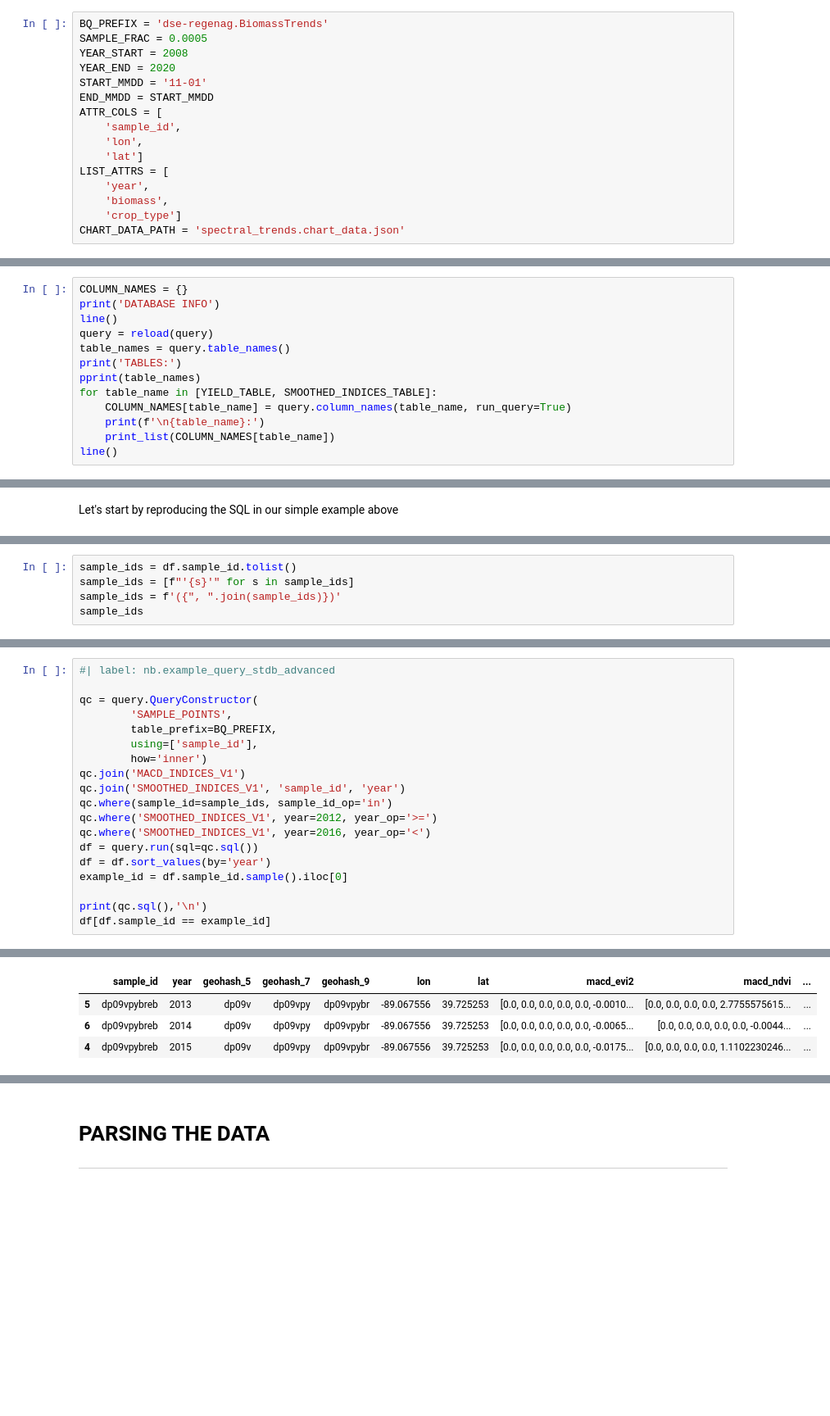
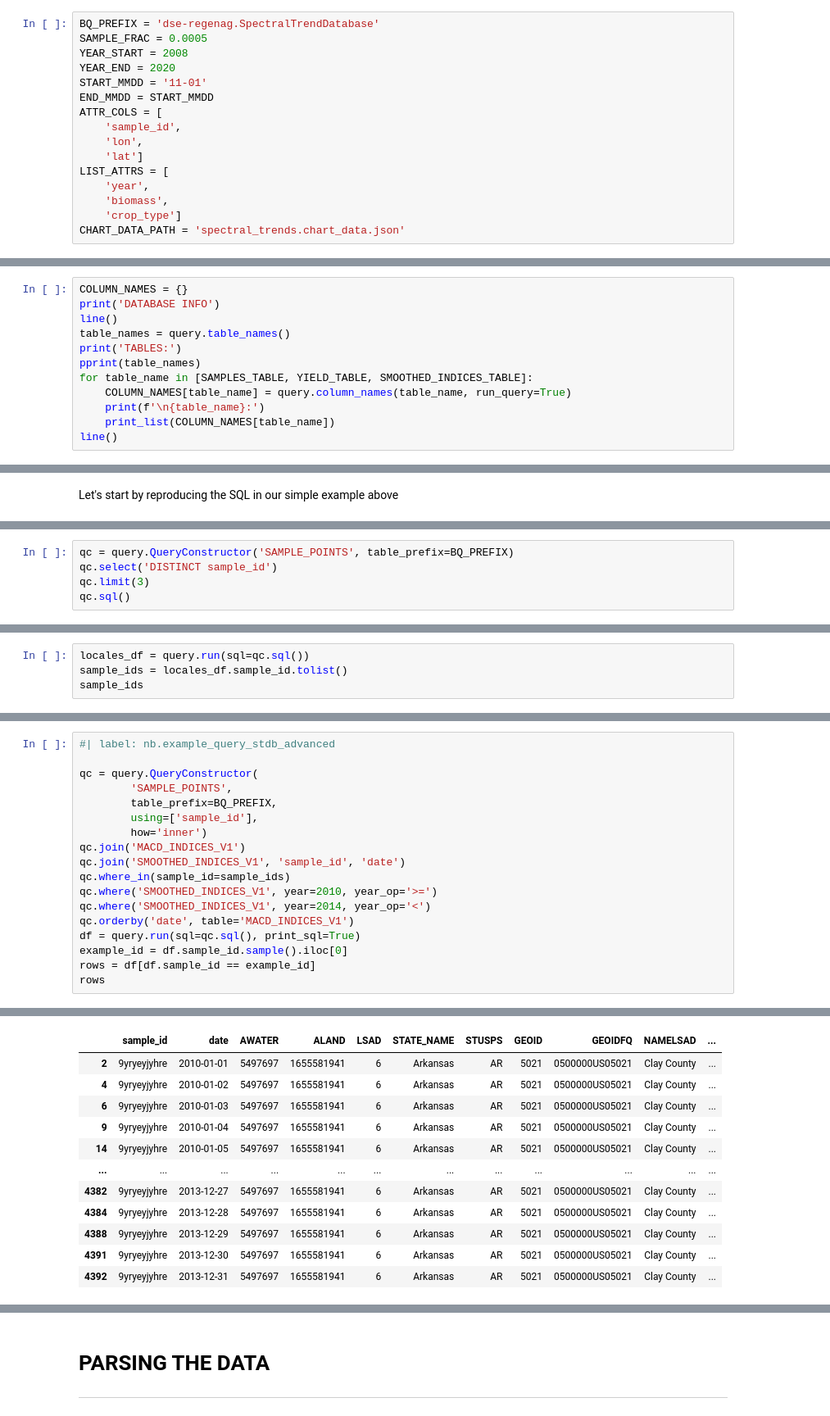
Before and after one commit to SchmidtDSE/spectral_trend_database, a Jupyter notebook: nb/public/examples.ipynb, the cells around one changed output, grey strips where cells are left out. Shown at 82% size. Saved outputs shown, nothing was run; the diff lists cells and outputs as text; blank space fills up the shorter version.

```diff
--- a/nb/public/examples.ipynb
+++ b/nb/public/examples.ipynb
@@ -34,7 +33,7 @@ from spectral_trend_database import utils
 
 ### CONFIG
 # %%
-BQ_PREFIX = 'dse-regenag.BiomassTrends'
+BQ_PREFIX = 'dse-regenag.SpectralTrendDatabase'
 SAMPLE_FRAC = 0.0005
 YEAR_START = 2008
 YEAR_END = 2020
@@ -83,11 +83,10 @@ IDENT_DATE_COLUMNS = ['sample_id', 'year', 'date']
 COLUMN_NAMES = {}
 print('DATABASE INFO')
 line()
-query = reload(query)
 table_names = query.table_names()
 print('TABLES:')
 pprint(table_names)
-for table_name in [YIELD_TABLE, SMOOTHED_INDICES_TABLE]:
+for table_name in [SAMPLES_TABLE, YIELD_TABLE, SMOOTHED_INDICES_TABLE]:
     COLUMN_NAMES[table_name] = query.column_names(table_name, run_query=True)
     print(f'\n{table_name}:')
     print_list(COLUMN_NAMES[table_name])
@@ -169,0 +169,5 @@ First I'll need to reformat the sample_ids into something I can use in a `JOIN`
+# %%
+qc = query.QueryConstructor('SAMPLE_POINTS', table_prefix=BQ_PREFIX)
+qc.select('DISTINCT sample_id')
+qc.limit(3)
+qc.sql()
@@ -170,6 +176,5 @@ First I'll need to reformat the sample_ids into something I can use in a `JOIN`
 # %%
-sample_ids = df.sample_id.tolist()
-sample_ids = [f"'{s}'" for s in sample_ids]
-sample_ids = f'({", ".join(sample_ids)})'
+locales_df = query.run(sql=qc.sql())
+sample_ids = locales_df.sample_id.tolist()
 sample_ids
 # %% [output]
@@ -183,14 +188,13 @@ qc = query.QueryConstructor(
         using=['sample_id'],
         how='inner')
 qc.join('MACD_INDICES_V1')
-qc.join('SMOOTHED_INDICES_V1', 'sample_id', 'year')
-qc.where(sample_id=sample_ids, sample_id_op='in')
-qc.where('SMOOTHED_INDICES_V1', year=2012, year_op='>=')
-qc.where('SMOOTHED_INDICES_V1', year=2016, year_op='<')
-df = query.run(sql=qc.sql())
-df = df.sort_values(by='year')
+qc.join('SMOOTHED_INDICES_V1', 'sample_id', 'date')
+qc.where_in(sample_id=sample_ids)
+qc.where('SMOOTHED_INDICES_V1', year=2010, year_op='>=')
+qc.where('SMOOTHED_INDICES_V1', year=2014, year_op='<')
+qc.orderby('date', table='MACD_INDICES_V1')
+df = query.run(sql=qc.sql(), print_sql=True)
 example_id = df.sample_id.sample().iloc[0]
-
-print(qc.sql(),'\n')
-df[df.sample_id == example_id]
+rows = df[df.sample_id == example_id]
+rows
 # %% [output]
@@ -198,4 +202,12 @@ SELECT * FROM `dse-regenag.BiomassTrends.SAMPLE_POINTS` INNER JOIN `dse-regenag.
-|  | sample_id | year | geohash_5 | geohash_7 | geohash_9 | lon | lat | macd_evi2 | macd_ndvi | ... |
-| 5 | dp09vpybreb | 2013 | dp09v | dp09vpy | dp09vpybr | -89.067556 | 39.725253 | [0.0, 0.0, 0.0, 0.0, 0.0, -0.0010... | [0.0, 0.0, 0.0, 0.0, 2.7755575615... | ... |
-| 6 | dp09vpybreb | 2014 | dp09v | dp09vpy | dp09vpybr | -89.067556 | 39.725253 | [0.0, 0.0, 0.0, 0.0, 0.0, -0.0065... | [0.0, 0.0, 0.0, 0.0, 0.0, -0.0044... | ... |
-| 4 | dp09vpybreb | 2015 | dp09v | dp09vpy | dp09vpybr | -89.067556 | 39.725253 | [0.0, 0.0, 0.0, 0.0, 0.0, -0.0175... | [0.0, 0.0, 0.0, 0.0, 1.1102230246... | ... |
+|  | sample_id | date | AWATER | ALAND | LSAD | STATE_NAME | STUSPS | GEOID | GEOIDFQ | NAMELSAD | ... |
+| 2 | 9yryeyjyhre | 2010-01-01 | 5497697 | 1655581941 | 6 | Arkansas | AR | 5021 | 0500000US05021 | Clay County | ... |
+| 4 | 9yryeyjyhre | 2010-01-02 | 5497697 | 1655581941 | 6 | Arkansas | AR | 5021 | 0500000US05021 | Clay County | ... |
+| 6 | 9yryeyjyhre | 2010-01-03 | 5497697 | 1655581941 | 6 | Arkansas | AR | 5021 | 0500000US05021 | Clay County | ... |
+| 9 | 9yryeyjyhre | 2010-01-04 | 5497697 | 1655581941 | 6 | Arkansas | AR | 5021 | 0500000US05021 | Clay County | ... |
+| 14 | 9yryeyjyhre | 2010-01-05 | 5497697 | 1655581941 | 6 | Arkansas | AR | 5021 | 0500000US05021 | Clay County | ... |
+| ... | ... | ... | ... | ... | ... | ... | ... | ... | ... | ... | ... |
+| 4382 | 9yryeyjyhre | 2013-12-27 | 5497697 | 1655581941 | 6 | Arkansas | AR | 5021 | 0500000US05021 | Clay County | ... |
+| 4384 | 9yryeyjyhre | 2013-12-28 | 5497697 | 1655581941 | 6 | Arkansas | AR | 5021 | 0500000US05021 | Clay County | ... |
+| 4388 | 9yryeyjyhre | 2013-12-29 | 5497697 | 1655581941 | 6 | Arkansas | AR | 5021 | 0500000US05021 | Clay County | ... |
+| 4391 | 9yryeyjyhre | 2013-12-30 | 5497697 | 1655581941 | 6 | Arkansas | AR | 5021 | 0500000US05021 | Clay County | ... |
+| 4392 | 9yryeyjyhre | 2013-12-31 | 5497697 | 1655581941 | 6 | Arkansas | AR | 5021 | 0500000US05021 | Clay County | ... |
```
Also changed, not shown: parts of 21 cells of this notebook, 1 other file.
